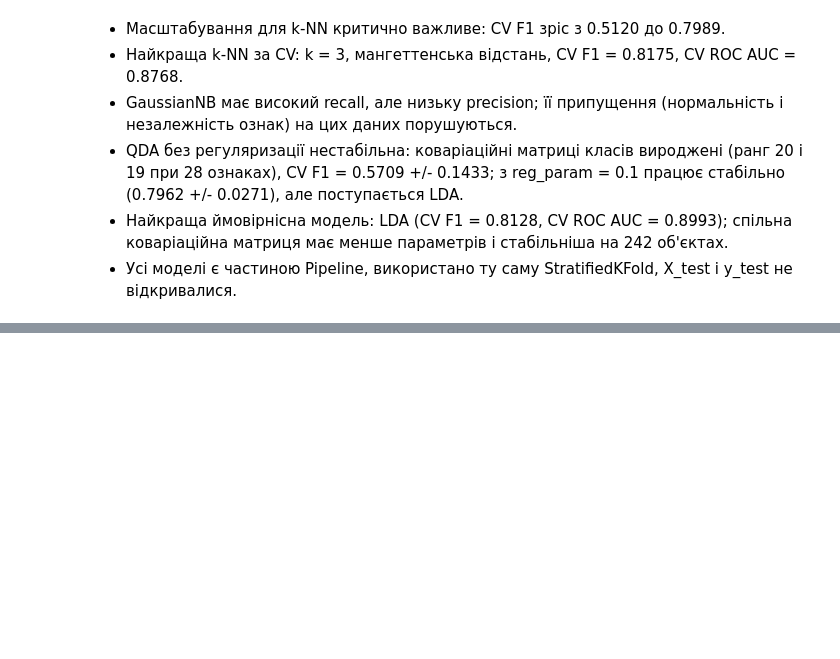
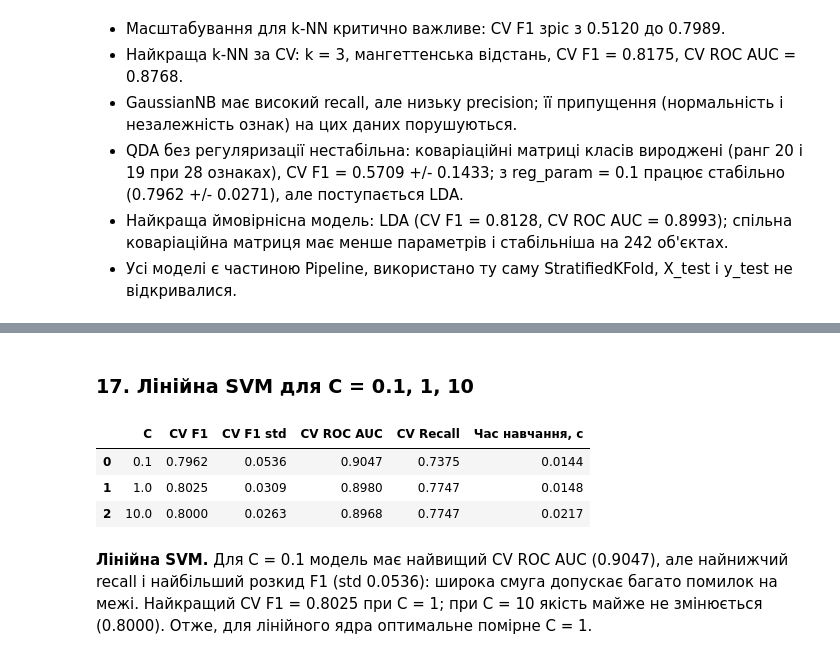
Before and after one commit to Konoplyai/pattern-recognition-practice, a Jupyter notebook: classification-mini-project/notebooks/PR04_Konoplia_I.ipynb, the cells around one changed output, grey strips where cells are left out. Saved outputs shown, nothing was run; the diff lists cells and outputs as text; code cells hidden in the pictures; blank space fills up the shorter version.

```diff
--- a/classification-mini-project/notebooks/PR04_Konoplia_I.ipynb
+++ b/classification-mini-project/notebooks/PR04_Konoplia_I.ipynb
@@ -808,0 +815,21 @@ display(oof_table)
+# %% [markdown]
+### 17. Лінійна SVM для C = 0.1, 1, 10
+# %%
+rows = []
+for C in [0.1, 1, 10]:
+    pipe = make_pipeline(SVC(kernel="linear", C=C))
+    row = evaluate_cv("Linear SVM", pipe, f"C={C}")
+    row["C"] = C
+    rows.append(row)
+linear_svm = pd.DataFrame(rows)
+display(linear_svm[["C", "CV F1", "CV F1 std", "CV ROC AUC", "CV Recall", "Час навчання, с"]].round(4))
+# %% [output]
+|  | C | CV F1 | CV F1 std | CV ROC AUC | CV Recall | Час навчання, с |
+| 0 | 0.1 | 0.7962 | 0.0536 | 0.9047 | 0.7375 | 0.0144 |
+| 1 | 1.0 | 0.8025 | 0.0309 | 0.8980 | 0.7747 | 0.0148 |
+| 2 | 10.0 | 0.8000 | 0.0263 | 0.8968 | 0.7747 | 0.0217 |
+# %% [markdown]
+**Лінійна SVM.** Для C = 0.1 модель має найвищий CV ROC AUC (0.9047), але
+найнижчий recall і найбільший розкид F1 (std 0.0536): широка смуга допускає
+багато помилок на межі. Найкращий CV F1 = 0.8025 при C = 1; при C = 10 якість
+майже не змінюється (0.8000). Отже, для лінійного ядра оптимальне помірне C = 1.
```
Also changed, not shown: parts of 9 cells of this notebook.
